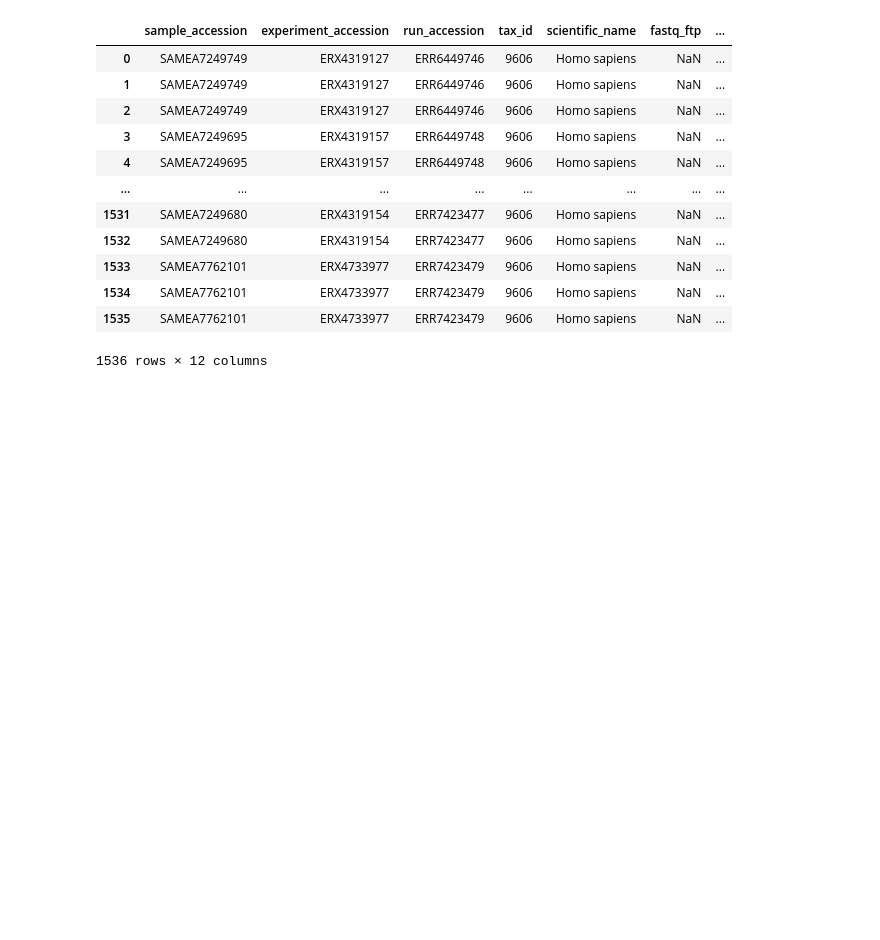
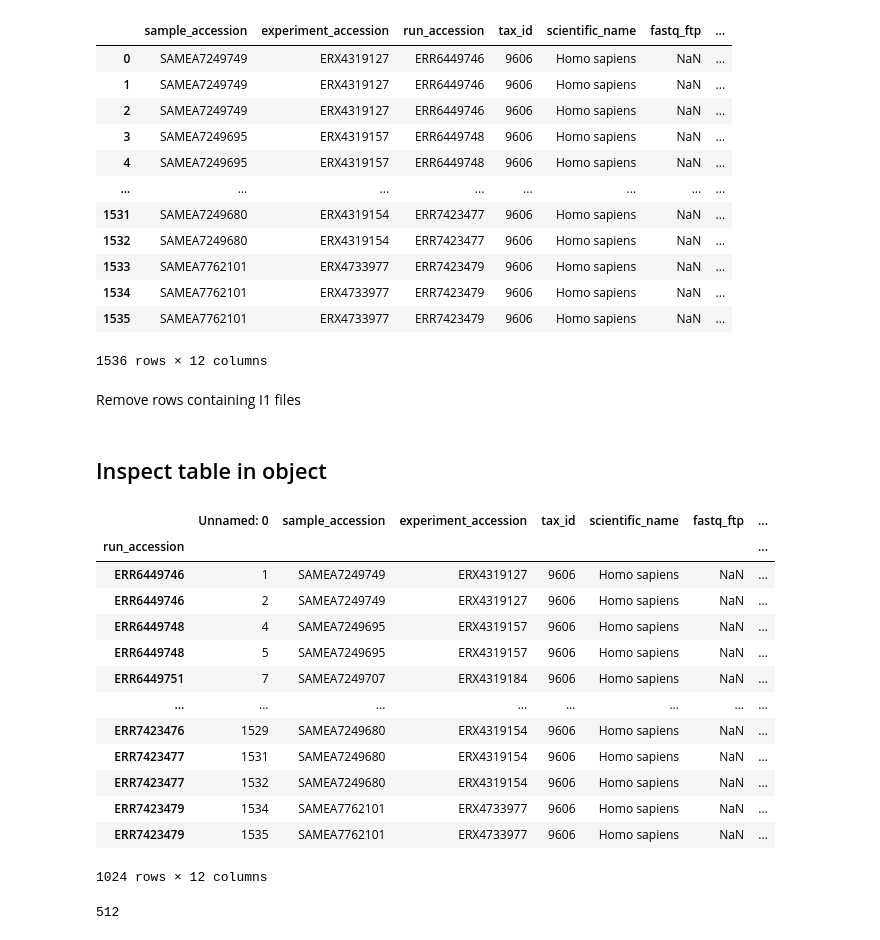
Before and after one commit to Talavera-Lopez-Lab/human_heart_mapping, a Jupyter notebook: 0-raw_data_processing/2-240417-ERP123138/0-240417-kallisto_bustools/0-240603-download_table_prep.ipynb, the cells around one changed output. Drawn from its saved outputs; the diff is of its cells as text; code cells hidden in the pictures; blank space fills up the shorter version.

```diff
--- a/0-raw_data_processing/2-240417-ERP123138/0-240417-kallisto_bustools/0-240603-download_table_prep.ipynb
+++ b/0-raw_data_processing/2-240417-ERP123138/0-240417-kallisto_bustools/0-240603-download_table_prep.ipynb
@@ -79,7 +99,45 @@ new_df
 | 1534 | SAMEA7762101 | ERX4733977 | ERR7423479 | 9606 | Homo sapiens | NaN | ... |
 | 1535 | SAMEA7762101 | ERX4733977 | ERR7423479 | 9606 | Homo sapiens | NaN | ... |
 1536 rows × 12 columns
+# %% [markdown]
+Remove rows containing I1 files
 # %%
 new_df = new_df[new_df['url_type'] != 'I1_url']
 # %%
 new_df.to_csv('.data/meta_data/downloads_table.csv')
+# %% [markdown]
+## Inspect table in object
+# %%
+import experiment
+import os
+
+
+GEX_Experiment = experiment.TenX_GEX_Experiment(
+    parent_dir=os.getcwd(),
+    meta_data_path='meta_data/downloads_table.csv',
+    sample_col='run_accession',
+    file_name_col='filename',
+    url_col='url',
+    mapping_output='mapping_py'
+)
+
+GEX_Experiment.meta_data
+# %% [output]
+|  | Unnamed: 0 | sample_accession | experiment_accession | tax_id | scientific_name | fastq_ftp | ... |
+| run_accession |  |  |  |  |  |  | ... |
+| ERR6449746 | 1 | SAMEA7249749 | ERX4319127 | 9606 | Homo sapiens | NaN | ... |
+| ERR6449746 | 2 | SAMEA7249749 | ERX4319127 | 9606 | Homo sapiens | NaN | ... |
+| ERR6449748 | 4 | SAMEA7249695 | ERX4319157 | 9606 | Homo sapiens | NaN | ... |
+| ERR6449748 | 5 | SAMEA7249695 | ERX4319157 | 9606 | Homo sapiens | NaN | ... |
+| ERR6449751 | 7 | SAMEA7249707 | ERX4319184 | 9606 | Homo sapiens | NaN | ... |
+| ... | ... | ... | ... | ... | ... | ... | ... |
+| ERR7423476 | 1529 | SAMEA7249680 | ERX4319154 | 9606 | Homo sapiens | NaN | ... |
+| ERR7423477 | 1531 | SAMEA7249680 | ERX4319154 | 9606 | Homo sapiens | NaN | ... |
+| ERR7423477 | 1532 | SAMEA7249680 | ERX4319154 | 9606 | Homo sapiens | NaN | ... |
+| ERR7423479 | 1534 | SAMEA7762101 | ERX4733977 | 9606 | Homo sapiens | NaN | ... |
+| ERR7423479 | 1535 | SAMEA7762101 | ERX4733977 | 9606 | Homo sapiens | NaN | ... |
+1024 rows × 12 columns
+# %%
+len(GEX_Experiment.meta_data.index.unique())
+# %% [output]
+512
```
Also changed, not shown: parts of 6 cells of this notebook, 4 other files.
